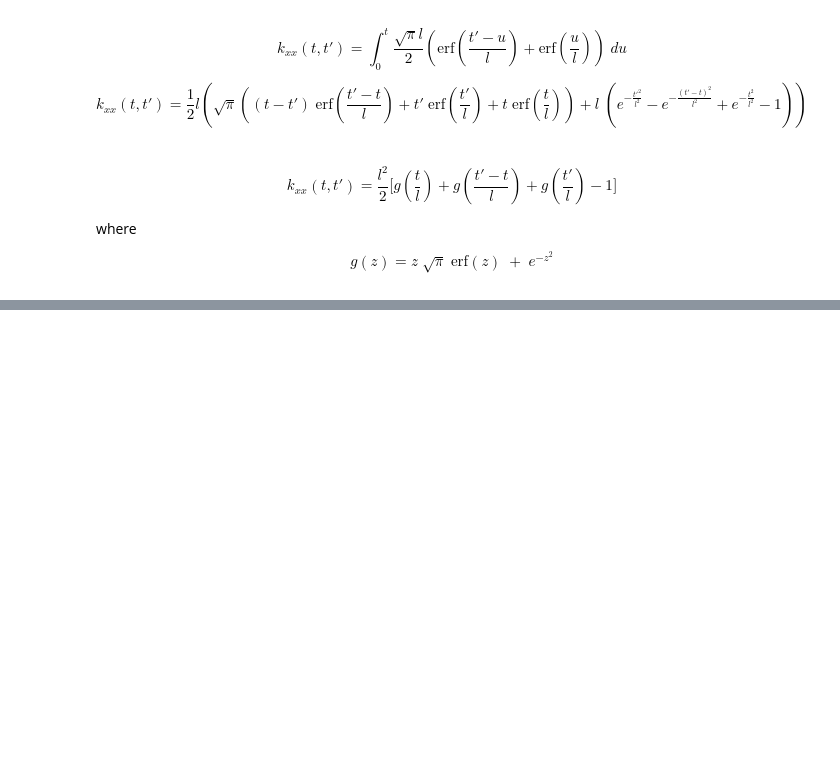
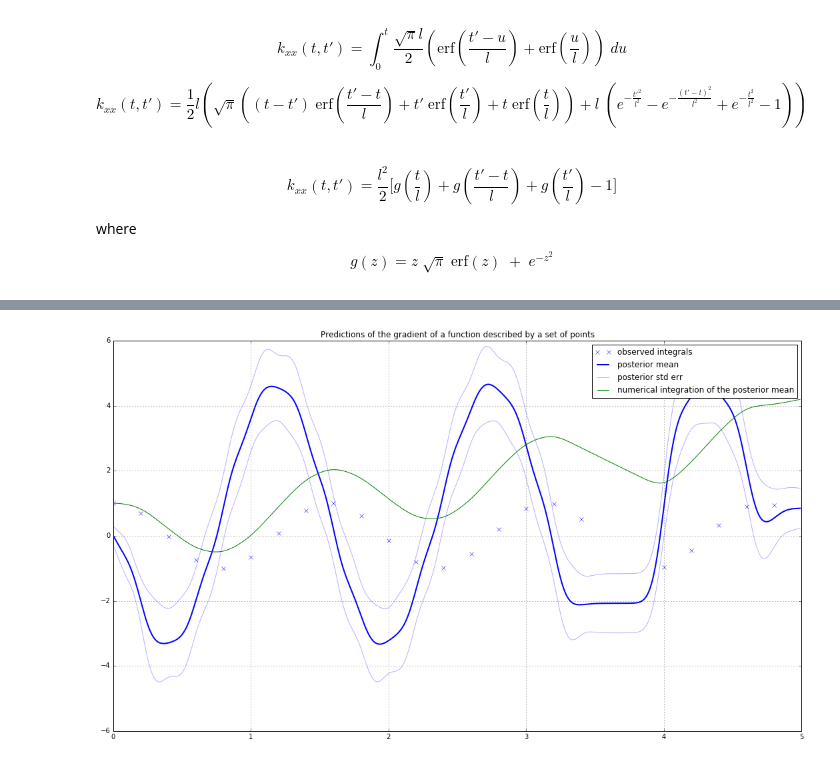
Before and after one commit to scikic/usercentricdatamodel, a Jupyter notebook: Derivation of integral.ipynb, the cells around one changed output, grey strips where cells are left out. Drawn from its saved outputs; the diff is of its cells as text; code cells hidden in the pictures; blank space fills up the shorter version.

```diff
--- a/Derivation of integral.ipynb
+++ b/Derivation of integral.ipynb
@@ -59,0 +187,36 @@ $$g(z) = z\;\sqrt{\pi}\;\text{erf}(z)\;+\;e^{-z^2}$$
+# %%
+step = 0.2
+ts = np.hstack([np.arange(0,3.5,step),np.arange(4,5,step)])
+xs = np.cos(ts*4) #sine
+l = 0.1
+K_ff = np.zeros([fts.shape[0],fts.shape[0]])
+K_xf = np.zeros([fts.shape[0],ts.shape[0]])
+K_xx = np.zeros([ts.shape[0],ts.shape[0]])
+
+for i,t in enumerate(ts):
+    for j,ft in enumerate(fts):
+        K_xf[j,i] = k_xf(ft,t,l)
+
+    for j,t2 in enumerate(ts):
+        K_xx[i,j] = k_xx(t2,t,l)
+
+for i,ft in enumerate(fts):
+    for j,ft2 in enumerate(fts):
+        K_ff[i] = k_xf(ft2,ft,l)
+
+mean, cov = get_GP_reg(K_ff,K_xf,xs)
+# %%
+plt.plot(ts,xs,'x',label='observed integrals')
+plt.plot(fts,mean,'b',linewidth=2,label='posterior mean')
+stds = np.sqrt(cov.diagonal())
+plt.plot(fts,mean+stds,'b', alpha=0.3,label='posterior std err')
+plt.plot(fts,mean-stds,'b', alpha=0.3)
+plt.grid()
+plt.plot(fts,np.cumsum(mean)*(fts[1]-fts[0])+xs[0],linewidth=1,label='numerical integration of the posterior mean')
+plt.legend()
+plt.title('Predictions of the gradient of a function described by a set of points')
+plt.xlim([0,5])
+fig = plt.gcf()
+fig.set_size_inches(18.5, 10.5)
+# %% [output]
+[figure, added]
```
Also changed, not shown: parts of 13 cells of this notebook.
